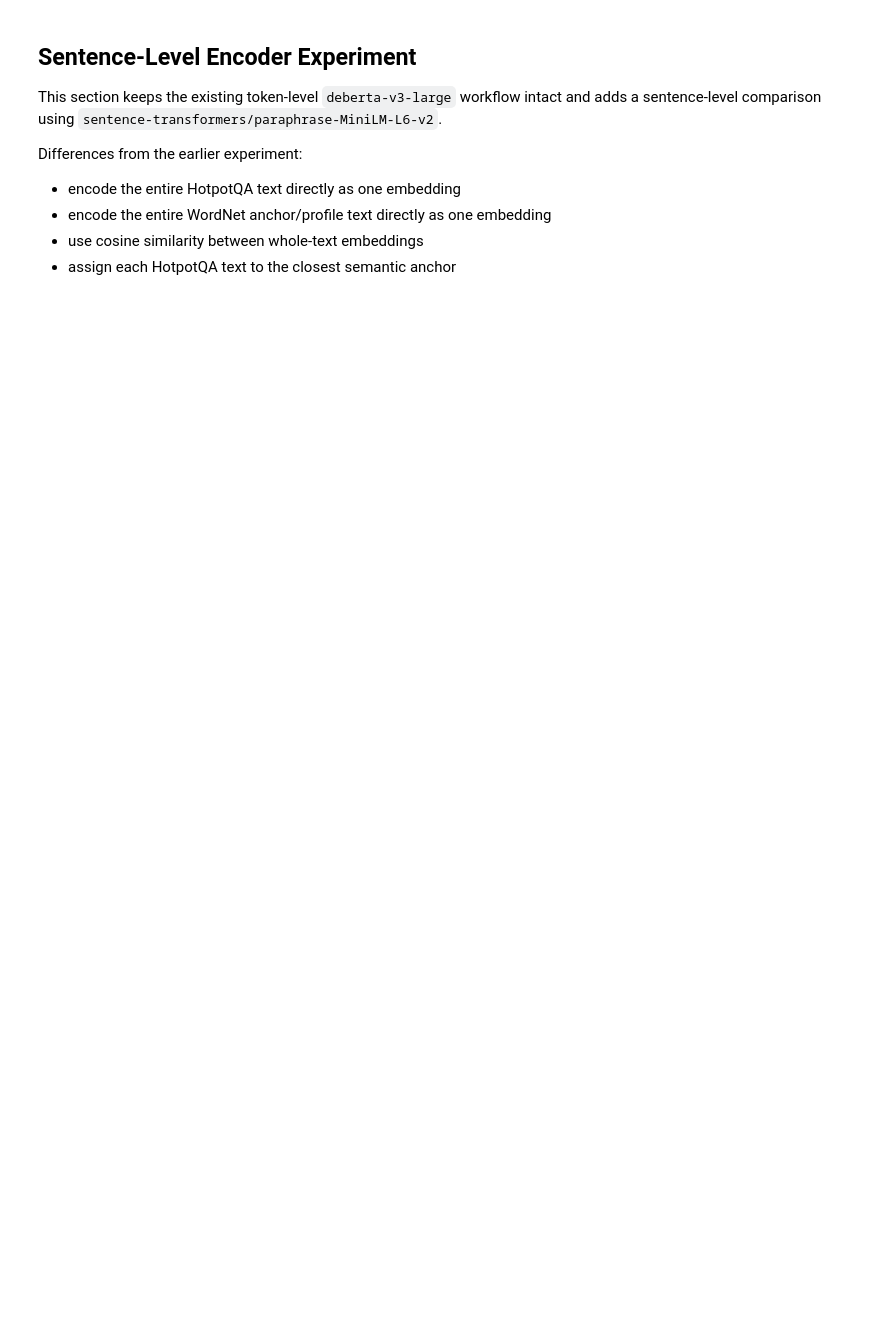
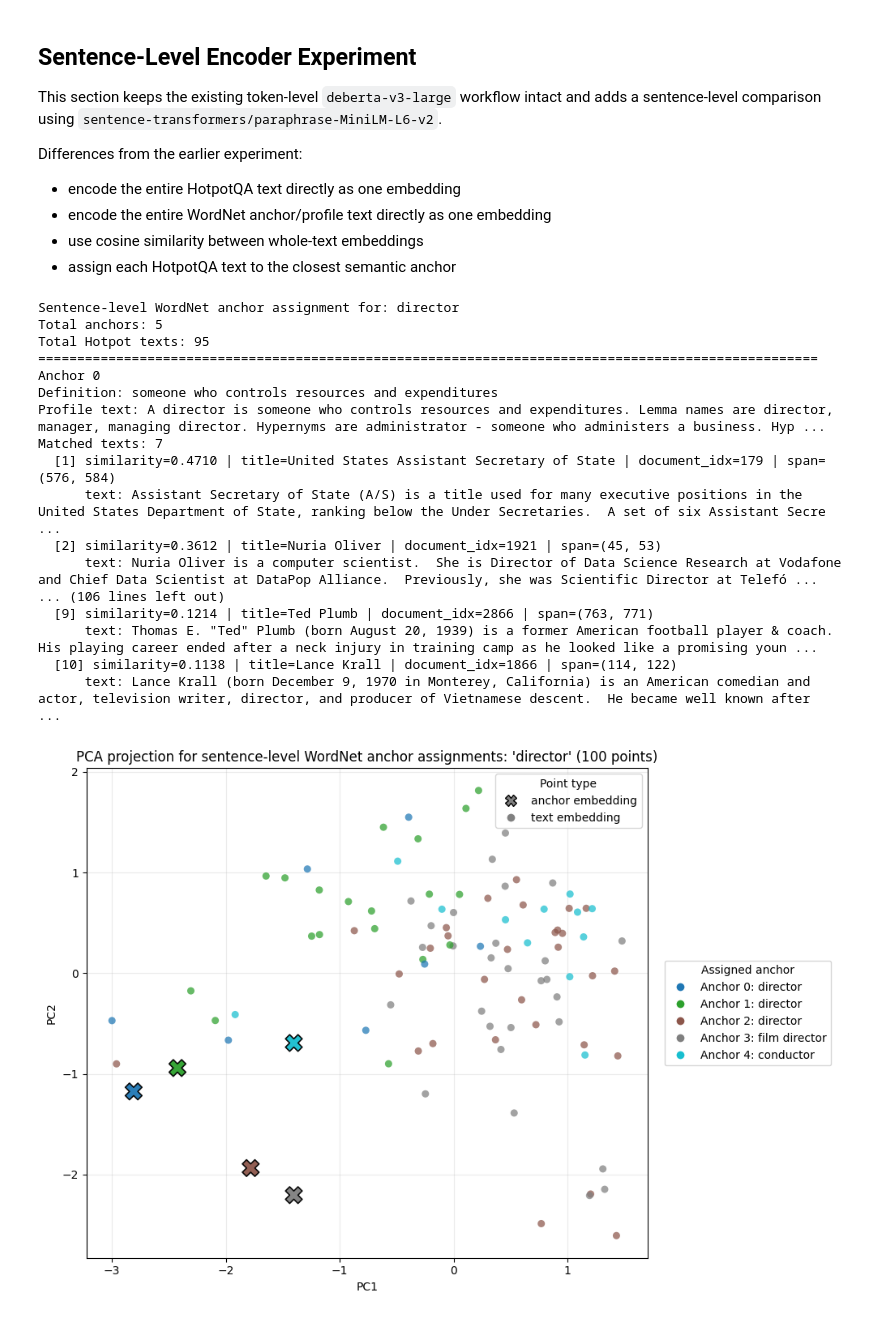
Before and after one commit to YxRicardo/LiteSemRAG, a Jupyter notebook: wordnet_embeds_explore.ipynb, the cells around one changed output. Cells and saved outputs as stored; diff of their text form; code cells hidden in the pictures; blank space fills up the shorter version.

```diff
--- a/wordnet_embeds_explore.ipynb
+++ b/wordnet_embeds_explore.ipynb
@@ -849,7 +849,7 @@ dict_keys(['records', 'embeddings', 'pca_coords', 'tsne_coords'])
 # %%
 ensure_text_encoder_loaded()
 wordnet_explorer = WordNetExplorer()
-query_text = "film"
+query_text = "director"
 wordnet_result = collect_wordnet_definition_embeddings(
     query_text=query_text,
     explorer=wordnet_explorer,
@@ -858,7 +858,7 @@ wordnet_result = collect_wordnet_definition_embeddings(
     device=device,
     pos=None,
     noun_only_words=True,
-    exact_match_only=True,
+    exact_match_only=False,
 )
 
 wordnet_definition_embedding_list = wordnet_result["embedding_list"]
@@ -1332,7 +1332,7 @@ sentence_level_wordnet_result = collect_wordnet_sentence_level_anchor_embeddings
     batch_size=sentence_encoder_batch_size,
     pos=None,
     noun_only_words=True,
-    exact_match_only=True,
+    exact_match_only=False,
     include_related_info=True,
 )
 
@@ -1351,30 +1351,49 @@ sentence_level_match_result = assign_sentence_level_hotpot_embeddings_to_wordnet
 )
 
 print_sentence_level_wordnet_anchor_matches(
     sentence_level_match_result,
     max_items_per_anchor=10,
     max_text_chars=500,
 )
 
 sentence_level_plot_result = plot_sentence_level_wordnet_anchor_assignments(
     sentence_level_match_result,
     perplexity=30,
     random_state=42,
     annotate=False,
 )
 
 {
     "encoder": sentence_encoder_name_or_path,
     "lookup_terms": sentence_level_wordnet_result["lookup_terms"],
     "num_anchor_profiles": len(sentence_level_wordnet_result["records"]),
     "num_hotpot_texts": len(sentence_level_hotpot_records),
     "group_summary": [
         {
             "anchor_index": group["anchor_index"],
             "definition": group["definition"],
             "matched_texts": len(group["matches"]),
         }
         for group in sentence_level_match_result["grouped_matches"]
     ],
     "plot_keys": list(sentence_level_plot_result.keys()) if sentence_level_plot_result is not None else None,
 }
+# %% [output]
+Sentence-level WordNet anchor assignment for: director
+Total anchors: 5
+Total Hotpot texts: 95
+====================================================================================================
+Anchor 0
+Definition: someone who controls resources and expenditures
+Profile text: A director is someone who controls resources and expenditures. Lemma names are director, manager, managing director. Hypernyms are administrator - someone who administers a business. Hyp ...
+Matched texts: 7
+  [1] similarity=0.4710 | title=United States Assistant Secretary of State | document_idx=179 | span=(576, 584)
+      text: Assistant Secretary of State (A/S) is a title used for many executive positions in the United States Department of State, ranking below the Under Secretaries.  A set of six Assistant Secre ...
+  [2] similarity=0.3612 | title=Nuria Oliver | document_idx=1921 | span=(45, 53)
+      text: Nuria Oliver is a computer scientist.  She is Director of Data Science Research at Vodafone and Chief Data Scientist at DataPop Alliance.  Previously, she was Scientific Director at Telefó ...
+... (106 lines left out)
+  [9] similarity=0.1214 | title=Ted Plumb | document_idx=2866 | span=(763, 771)
+      text: Thomas E. "Ted" Plumb (born August 20, 1939) is a former American football player & coach.  His playing career ended after a neck injury in training camp as he looked like a promising youn ...
+  [10] similarity=0.1138 | title=Lance Krall | document_idx=1866 | span=(114, 122)
+      text: Lance Krall (born December 9, 1970 in Monterey, California) is an American comedian and actor, television writer, director, and producer of Vietnamese descent.  He became well known after  ...
+[figure, added]
```
Also changed, not shown: parts of 3 cells of this notebook.
